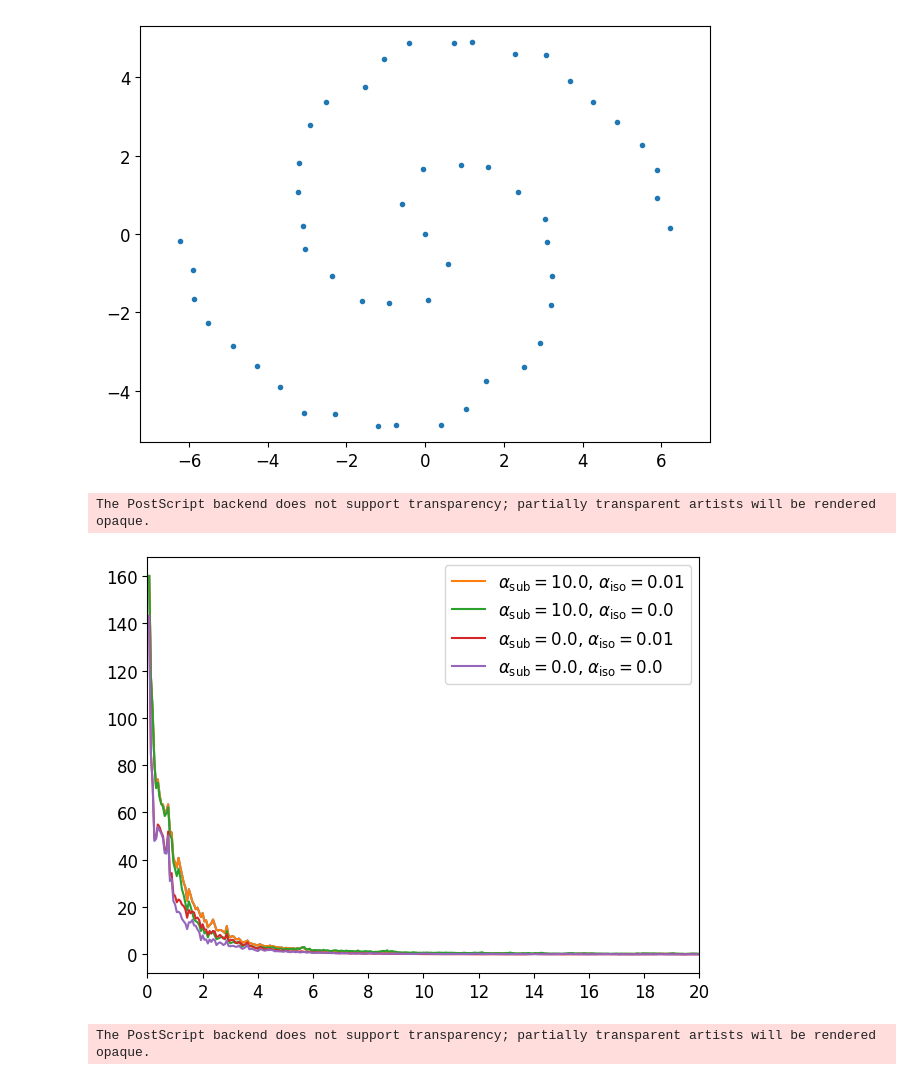
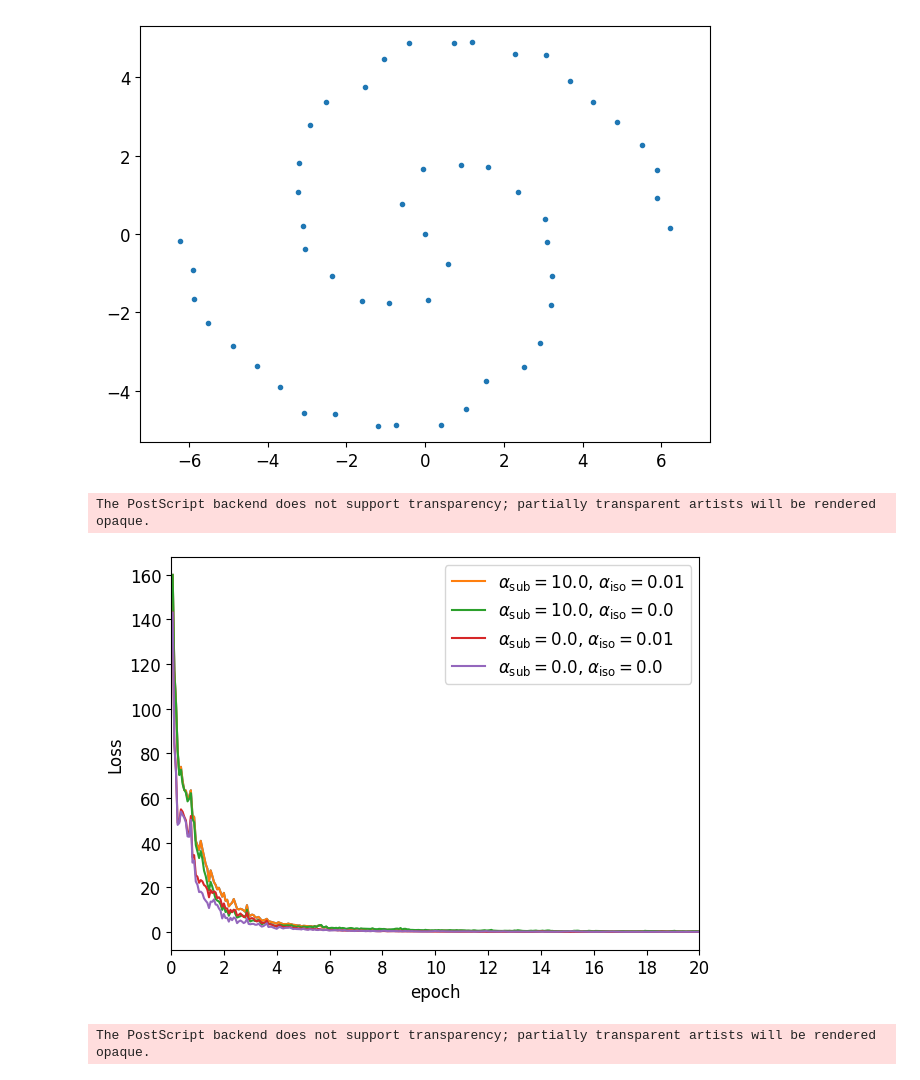
Before and after one commit to wdiepeveen/Pulling-back-symmetric-Riemannian-geometry-for-data-analysis, a Jupyter notebook: experiments/diffeomorphism_effects/evaluate_diffeomorphism_effects.ipynb, the cells around one changed output. Drawn from its saved outputs; the diff is of its cells as text; code cells hidden in the pictures.

```diff
--- a/experiments/diffeomorphism_effects/evaluate_diffeomorphism_effects.ipynb
+++ b/experiments/diffeomorphism_effects/evaluate_diffeomorphism_effects.ipynb
@@ -92,20 +92,22 @@ for i in range(2):
 # %%
 # check that network has actually converged
 for i in reversed(range(2)):
     for j in reversed(range(2)):
         s_loss_progression = s_loss_progession_dict[f"{i}{j}"]
         if i == j == 1:
             plt.plot(torch.linspace(n_epochs/len(s_loss_progression), n_epochs, len(s_loss_progression)), s_loss_progression)
         plt.plot(torch.linspace(n_epochs/len(s_loss_progression), n_epochs, len(s_loss_progression)), s_loss_progression, label=figure_label_dict[f"{i}{j}"])
 
 plt.legend()
 plt.xlim([0,n_epochs])
 plt.xticks([2 * i for i in range(int(n_epochs /2 +1))])
+plt.xlabel("epoch")
+plt.ylabel("Loss")
 plt.savefig(os.path.join(results_path,f"loss_progressions_on_s_M.eps"))
 plt.show()
 # %% [output]
 The PostScript backend does not support transparency; partially transparent artists will be rendered opaque.
-[figure, old version]
+[figure, new version]
 # %%
 # check where the diffeomorphisms map into
 s_diffeo_data_dict = {}
```
Also changed, not shown: parts of 2 cells of this notebook, 30 other files.
